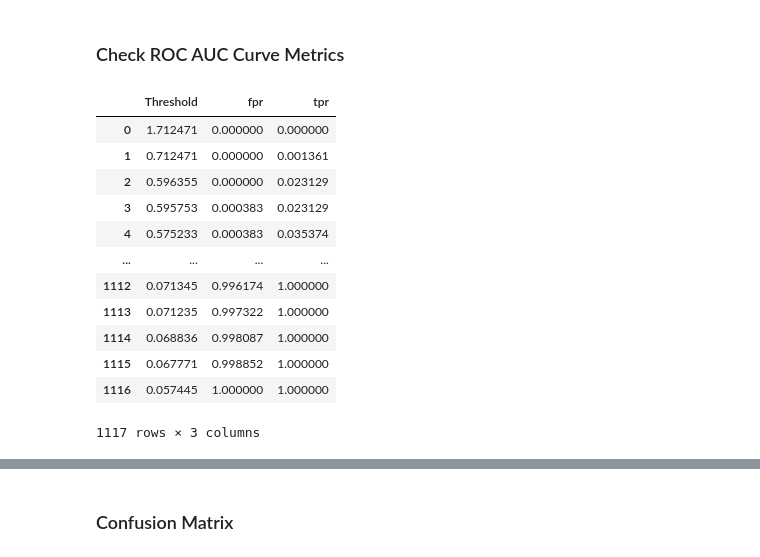
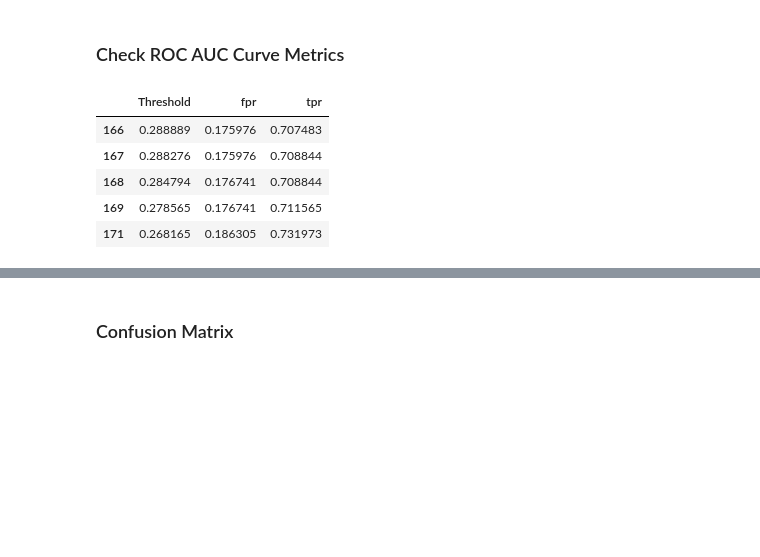
Before and after one commit to ericyeonpark/Lambda_Unit_2_Project_Movies, a Jupyter notebook: DS_Unit2_Port_Movies_TreeModel.ipynb, the cells around one changed output, grey strips where cells are left out. Drawn from its saved outputs; the diff is of its cells as text; code cells hidden in the pictures; blank space fills up the shorter version.

```diff
--- a/DS_Unit2_Port_Movies_TreeModel.ipynb
+++ b/DS_Unit2_Port_Movies_TreeModel.ipynb
@@ -457,21 +445,22 @@ RF Testing Accuracy: 0.80501642281278
 fpr, tpr, threshold = roc_curve(y_val, model.predict_proba(X_val)[:,-1])
 # %%
 # create df for fpr, tpr, threshold
-pd.DataFrame({'Threshold': threshold, 'fpr': fpr, 'tpr': tpr})
+ROC_AUC = pd.DataFrame({'Threshold': threshold, 'fpr': fpr, 'tpr': tpr}).sort_values(by = 'tpr')
-# %% [output]
-|  | Threshold | fpr | tpr |
-| 0 | 1.712471 | 0.000000 | 0.000000 |
-| 1 | 0.712471 | 0.000000 | 0.001361 |
-| 2 | 0.596355 | 0.000000 | 0.023129 |
-| 3 | 0.595753 | 0.000383 | 0.023129 |
-| 4 | 0.575233 | 0.000383 | 0.035374 |
-| ... | ... | ... | ... |
-| 1112 | 0.071345 | 0.996174 | 1.000000 |
-| 1113 | 0.071235 | 0.997322 | 1.000000 |
-| 1114 | 0.068836 | 0.998087 | 1.000000 |
-| 1115 | 0.067771 | 0.998852 | 1.000000 |
-| 1116 | 0.057445 | 1.000000 | 1.000000 |
-1117 rows × 3 columns
+# %%
+# Filter dataframe based on ROC graph below. Will be used to adjust threshold for code in the Confusion Matrix section
+condition_tpr = (ROC_AUC['tpr'] < 0.9) & (ROC_AUC['tpr'] > 0.7)
+condition_fpr = (ROC_AUC['fpr'] < 0.3) & (ROC_AUC['fpr'] > 0.1)
+
+#Filtered dataframe based on above conditions
+ROC_AUC_cond = ROC_AUC.loc[condition_tpr & condition_fpr]
+ROC_AUC_cond.head()
+# %% [output]
+|  | Threshold | fpr | tpr |
+| 166 | 0.288889 | 0.175976 | 0.707483 |
+| 167 | 0.288276 | 0.175976 | 0.708844 |
+| 168 | 0.284794 | 0.176741 | 0.708844 |
+| 169 | 0.278565 | 0.176741 | 0.711565 |
+| 171 | 0.268165 | 0.186305 | 0.731973 |
 # %%
 # Random Forest roc auc score for the test and val
 roc_auc_score_val = roc_auc_score(y_val, model.predict_proba(X_val)[:,1])
```
Also changed, not shown: parts of 37 cells of this notebook, 1 other file.
